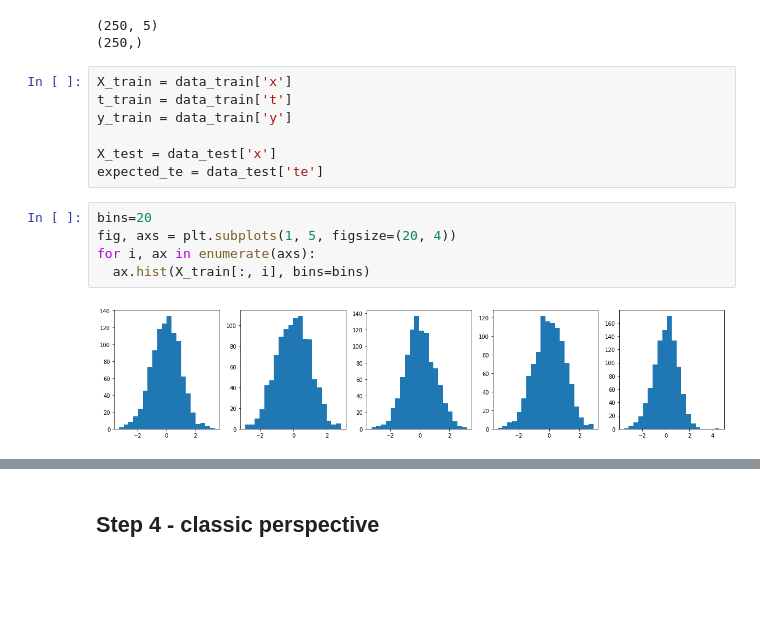
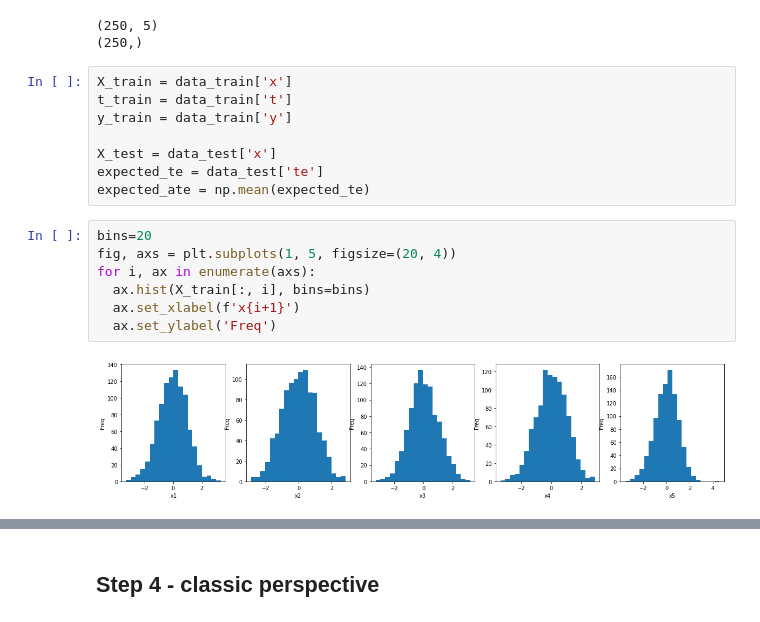
Before and after one commit to misoc-mml/ncrm-causality-2022, a Jupyter notebook: labs/part_2/Tutorial_Synth.ipynb, the cells around one changed output, grey strips where cells are left out. Drawn from its saved outputs; the diff is of its cells as text; blank space fills up the shorter version.

```diff
--- a/labs/part_2/Tutorial_Synth.ipynb
+++ b/labs/part_2/Tutorial_Synth.ipynb
@@ -163,10 +163,13 @@ y_train = data_train['y']
 
 X_test = data_test['x']
 expected_te = data_test['te']
+expected_ate = np.mean(expected_te)
 # %%
 bins=20
 fig, axs = plt.subplots(1, 5, figsize=(20, 4))
 for i, ax in enumerate(axs):
   ax.hist(X_train[:, i], bins=bins)
+  ax.set_xlabel(f'x{i+1}')
+  ax.set_ylabel('Freq')
 # %% [output]
-[figure, old version]
+[figure, new version]
```
Also changed, not shown: parts of 59 cells of this notebook.
